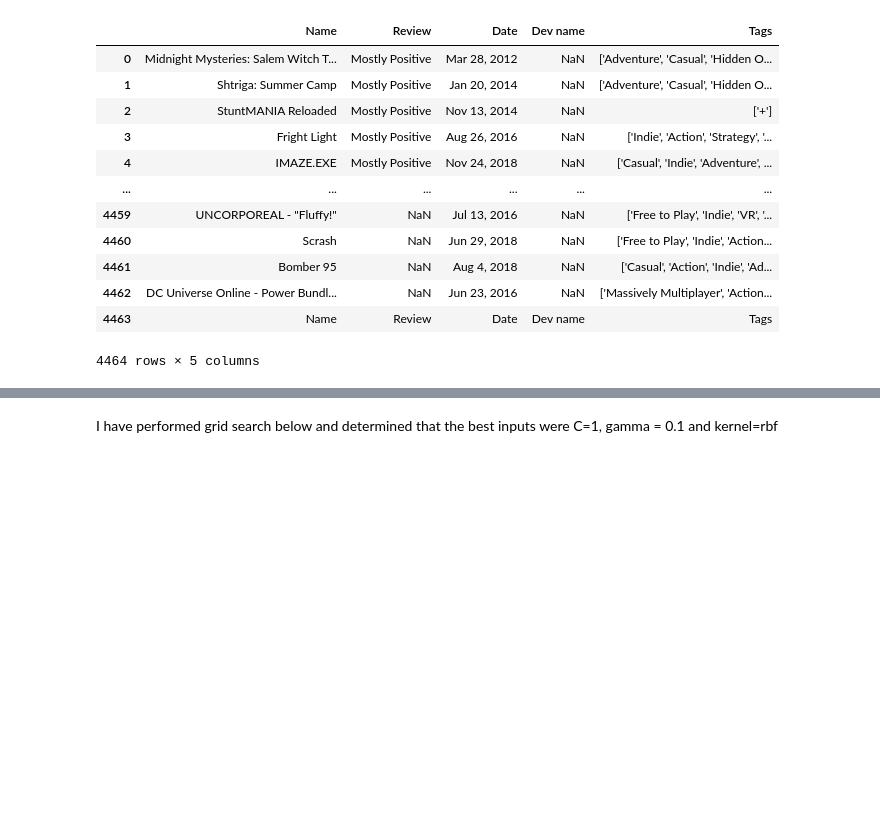
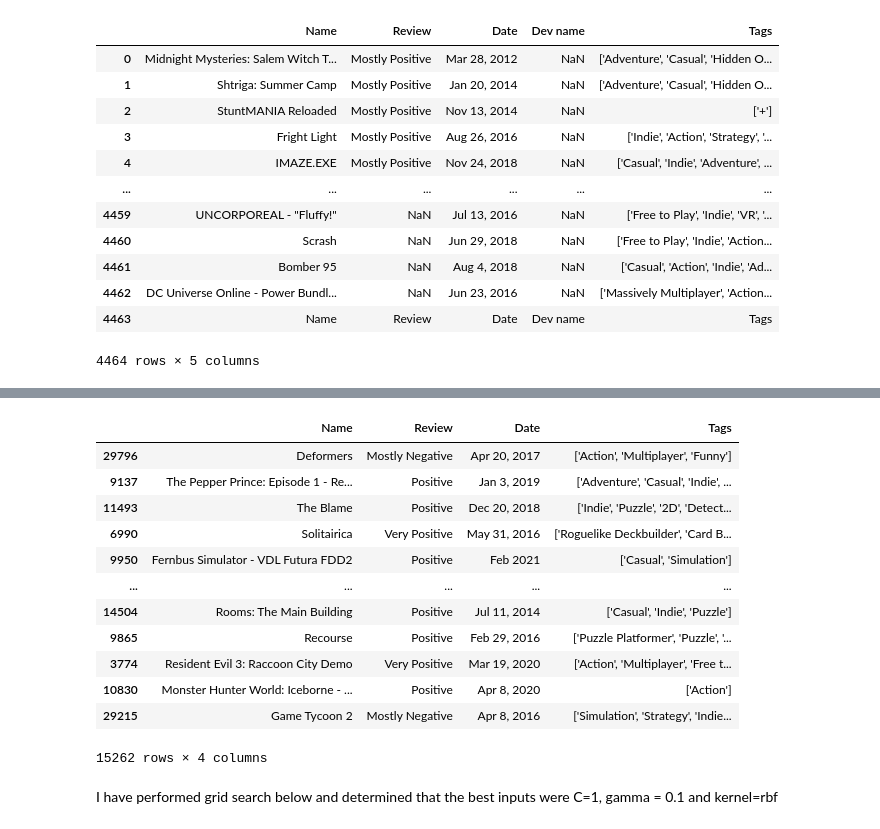
Before and after one commit to MaximeMar1in/Steam-review-prediction, a Jupyter notebook: dataAnalysis.ipynb, the cells around one changed output, grey strips where cells are left out. Drawn from its saved outputs; the diff is of its cells as text; code cells hidden in the pictures; blank space fills up the shorter version.

```diff
--- a/dataAnalysis.ipynb
+++ b/dataAnalysis.ipynb
@@ -119,3 +99,20 @@ df.head()
+# %%
+df = dfSample
+df
+# %% [output]
+|  | Name | Review | Date | Tags |
+| 29796 | Deformers | Mostly Negative | Apr 20, 2017 | ['Action', 'Multiplayer', 'Funny'] |
+| 9137 | The Pepper Prince: Episode 1 - Re... | Positive | Jan 3, 2019 | ['Adventure', 'Casual', 'Indie', ... |
+| 11493 | The Blame | Positive | Dec 20, 2018 | ['Indie', 'Puzzle', '2D', 'Detect... |
+| 6990 | Solitairica | Very Positive | May 31, 2016 | ['Roguelike Deckbuilder', 'Card B... |
+| 9950 | Fernbus Simulator - VDL Futura FDD2 | Positive | Feb 2021 | ['Casual', 'Simulation'] |
+| ... | ... | ... | ... | ... |
+| 14504 | Rooms: The Main Building | Positive | Jul 11, 2014 | ['Casual', 'Indie', 'Puzzle'] |
+| 9865 | Recourse | Positive | Feb 29, 2016 | ['Puzzle Platformer', 'Puzzle', '... |
+| 3774 | Resident Evil 3: Raccoon City Demo | Very Positive | Mar 19, 2020 | ['Action', 'Multiplayer', 'Free t... |
+| 10830 | Monster Hunter World: Iceborne - ... | Positive | Apr 8, 2020 | ['Action'] |
+| 29215 | Game Tycoon 2 | Mostly Negative | Apr 8, 2016 | ['Simulation', 'Strategy', 'Indie... |
+15262 rows × 4 columns
 # %%
 def Convert(string):
     try:
```
Also changed, not shown: parts of 20 cells of this notebook, 2 other files.
